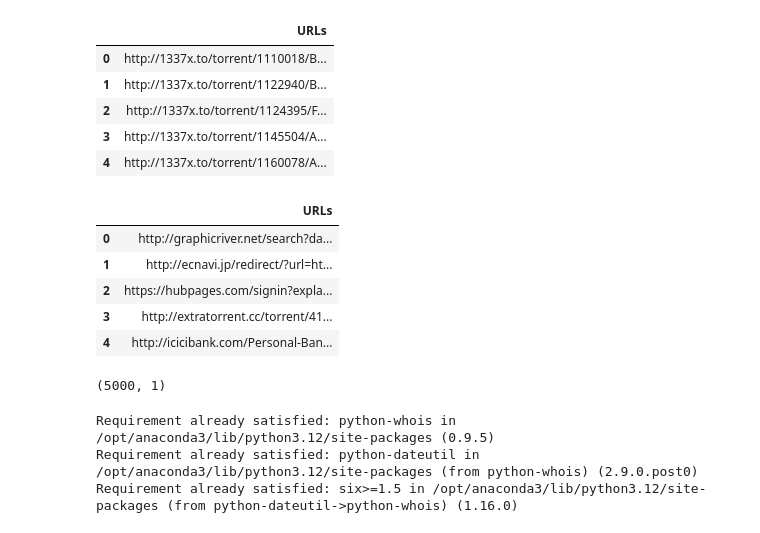
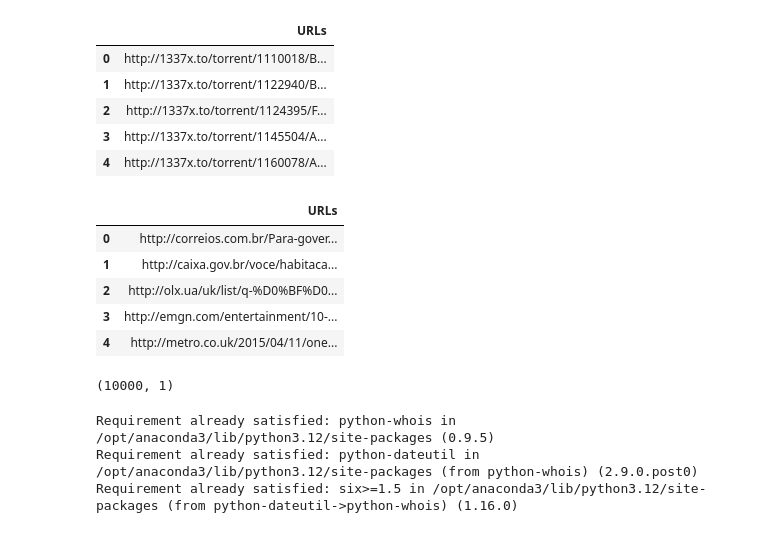
Before and after one commit to reggi49/boosting-phishing-detection, a Jupyter notebook: bismillah.ipynb, the cells around one changed output. Drawn from its saved outputs; the diff is of its cells as text; code cells hidden in the pictures.

```diff
--- a/bismillah.ipynb
+++ b/bismillah.ipynb
@@ -60,20 +60,20 @@ data1.head()
 | 3 | http://1337x.to/torrent/1145504/A... |
 | 4 | http://1337x.to/torrent/1160078/A... |
 # %%
-legiurl = data1.sample(n = 5000, random_state = 12).copy()
+legiurl = data1.sample(n = 10000, random_state = 42).copy()
 legiurl = legiurl.reset_index(drop=True)
 legiurl.head()
 # %% [output]
 |  | URLs |
-| 0 | http://graphicriver.net/search?da... |
-| 1 | http://ecnavi.jp/redirect/?url=ht... |
-| 2 | https://hubpages.com/signin?expla... |
-| 3 | http://extratorrent.cc/torrent/41... |
-| 4 | http://icicibank.com/Personal-Ban... |
+| 0 | http://correios.com.br/Para-gover... |
+| 1 | http://caixa.gov.br/voce/habitaca... |
+| 2 | http://olx.ua/uk/list/q-%D0%BF%D0... |
+| 3 | http://emgn.com/entertainment/10-... |
+| 4 | http://metro.co.uk/2015/04/11/one... |
 # %%
 legiurl.shape
 # %% [output]
-(5000, 1)
+(10000, 1)
 # %%
 # importing required packages for this section
 from urllib.parse import urlparse,urlencode
```
Also changed, not shown: parts of 26 cells of this notebook, 16 other files.
